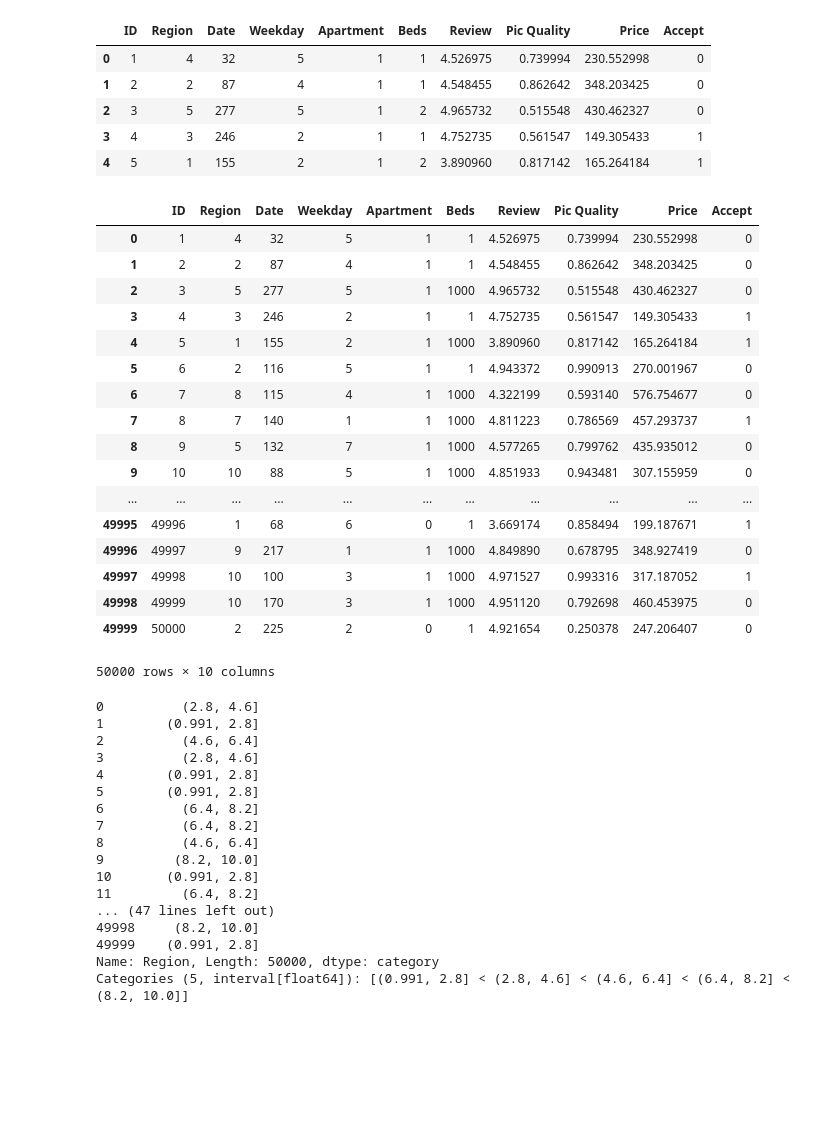
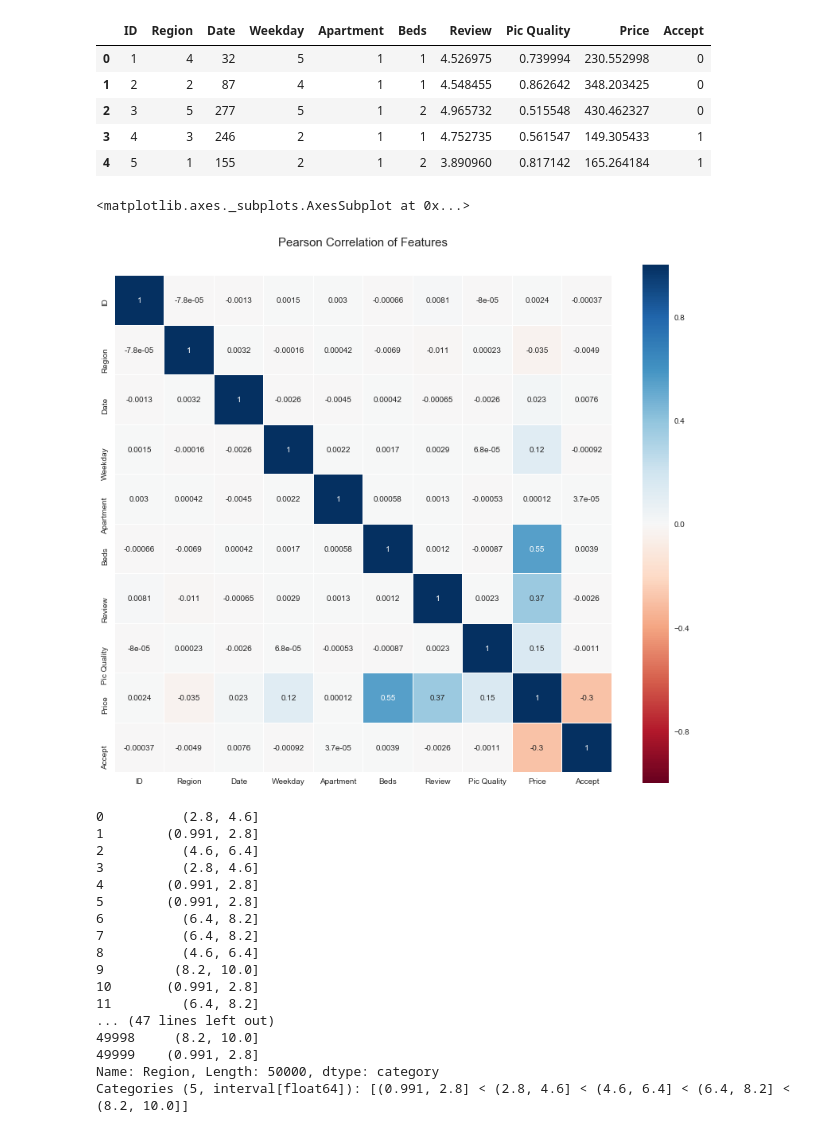
Before and after one commit to allenzdd/Exercise, a Jupyter notebook: Shanshu Interview/version1.ipynb, the cells around one changed output. Saved outputs shown, nothing was run; the diff lists cells and outputs as text; code cells hidden in the pictures; blank space fills up the shorter version.

```diff
--- a/Shanshu Interview/version1.ipynb
+++ b/Shanshu Interview/version1.ipynb
@@ -16,33 +23,15 @@ train_df.head()
 | 2 | 3 | 5 | 277 | 5 | 1 | 2 | 4.965732 | 0.515548 | 430.462327 | 0 |
 | 3 | 4 | 3 | 246 | 2 | 1 | 1 | 4.752735 | 0.561547 | 149.305433 | 1 |
 | 4 | 5 | 1 | 155 | 2 | 1 | 2 | 3.890960 | 0.817142 | 165.264184 | 1 |
-# %%
-train_df
-# %% [output]
-|  | ID | Region | Date | Weekday | Apartment | Beds | Review | Pic Quality | Price | Accept |
-| 0 | 1 | 4 | 32 | 5 | 1 | 1 | 4.526975 | 0.739994 | 230.552998 | 0 |
-| 1 | 2 | 2 | 87 | 4 | 1 | 1 | 4.548455 | 0.862642 | 348.203425 | 0 |
-| 2 | 3 | 5 | 277 | 5 | 1 | 1000 | 4.965732 | 0.515548 | 430.462327 | 0 |
-| 3 | 4 | 3 | 246 | 2 | 1 | 1 | 4.752735 | 0.561547 | 149.305433 | 1 |
-| 4 | 5 | 1 | 155 | 2 | 1 | 1000 | 3.890960 | 0.817142 | 165.264184 | 1 |
-| 5 | 6 | 2 | 116 | 5 | 1 | 1 | 4.943372 | 0.990913 | 270.001967 | 0 |
-| 6 | 7 | 8 | 115 | 4 | 1 | 1000 | 4.322199 | 0.593140 | 576.754677 | 0 |
-| 7 | 8 | 7 | 140 | 1 | 1 | 1000 | 4.811223 | 0.786569 | 457.293737 | 1 |
-| 8 | 9 | 5 | 132 | 7 | 1 | 1000 | 4.577265 | 0.799762 | 435.935012 | 0 |
-| 9 | 10 | 10 | 88 | 5 | 1 | 1000 | 4.851933 | 0.943481 | 307.155959 | 0 |
-| ... | ... | ... | ... | ... | ... | ... | ... | ... | ... | ... |
-| 49995 | 49996 | 1 | 68 | 6 | 0 | 1 | 3.669174 | 0.858494 | 199.187671 | 1 |
-| 49996 | 49997 | 9 | 217 | 1 | 1 | 1000 | 4.849890 | 0.678795 | 348.927419 | 0 |
-| 49997 | 49998 | 10 | 100 | 3 | 1 | 1000 | 4.971527 | 0.993316 | 317.187052 | 1 |
-| 49998 | 49999 | 10 | 170 | 3 | 1 | 1000 | 4.951120 | 0.792698 | 460.453975 | 0 |
-| 49999 | 50000 | 2 | 225 | 2 | 0 | 1 | 4.921654 | 0.250378 | 247.206407 | 0 |
-50000 rows × 10 columns
 # %%
 colormap = plt.cm.RdBu
 plt.figure(figsize=(14,12))
 plt.title('Pearson Correlation of Features', y=1.05, size=15)
-sns.heatmap(train.astype(float).corr(),linewidths=0.1,vmax=1.0,
+sns.heatmap(train_df.astype(float).corr(),linewidths=0.1,vmax=1.0,
             square=True, cmap=colormap, linecolor='white', annot=True)
+# %% [output]
+<matplotlib.axes._subplots.AxesSubplot at 0x...>
+[figure, added]
 # %%
 pd.cut(train_df['Region'], 5)
 # %% [output]
```
Also changed, not shown: parts of 13 cells of this notebook.
